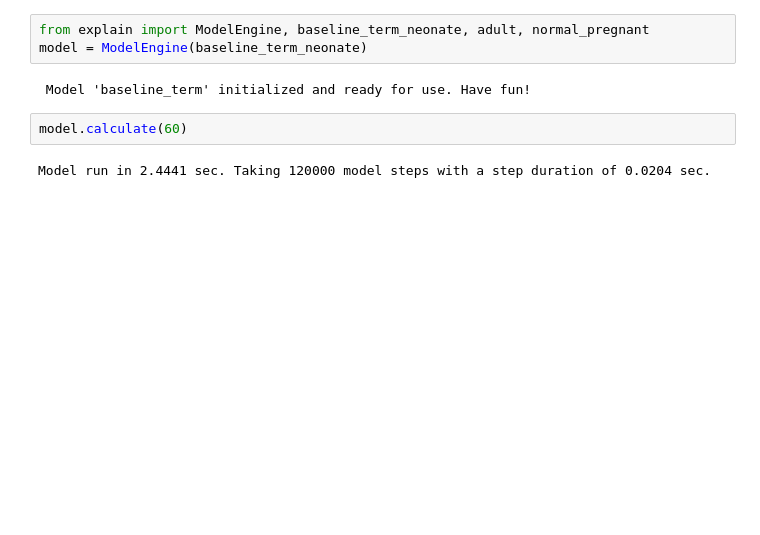
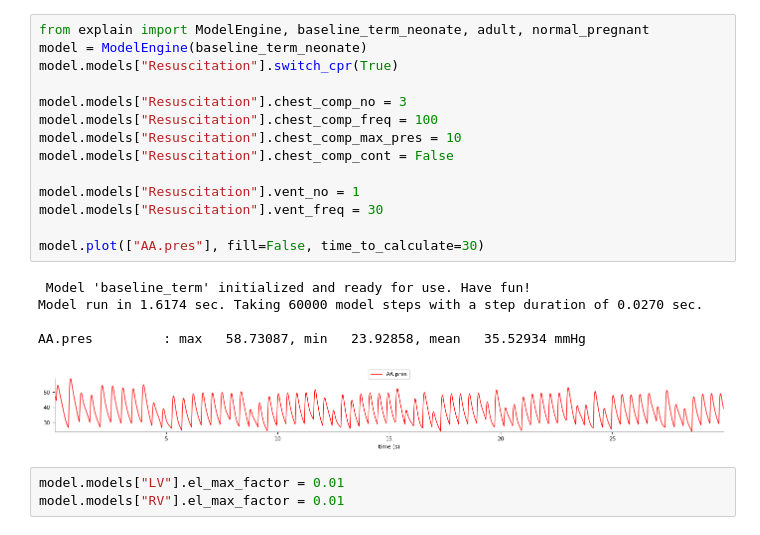
Before and after one commit to Dobutamine/explain-pypy, a Jupyter notebook: tutorial.ipynb, the cells around one changed output. Saved outputs shown, nothing was run; the diff lists cells and outputs as text; blank space fills up the shorter version.

```diff
--- a/tutorial.ipynb
+++ b/tutorial.ipynb
@@ -1,10 +1,24 @@
-# %%
-from explain import ModelEngine, baseline_term_neonate, adult, normal_pregnant
-model = ModelEngine(baseline_term_neonate)
-# %% [output]
- Model 'baseline_term' initialized and ready for use. Have fun!
-# %%
-model.calculate(60)
-# %% [output]
-Model run in 2.4441 sec. Taking 120000 model steps with a step duration of 0.0204 sec.
+# %%
+from explain import ModelEngine, baseline_term_neonate, adult, normal_pregnant
+model = ModelEngine(baseline_term_neonate)
+model.models["Resuscitation"].switch_cpr(True)
+
+model.models["Resuscitation"].chest_comp_no = 3
+model.models["Resuscitation"].chest_comp_freq = 100
+model.models["Resuscitation"].chest_comp_max_pres = 10
+model.models["Resuscitation"].chest_comp_cont = False
+
+model.models["Resuscitation"].vent_no = 1
+model.models["Resuscitation"].vent_freq = 30
+
+model.plot(["AA.pres"], fill=False, time_to_calculate=30)
+# %% [output]
+ Model 'baseline_term' initialized and ready for use. Have fun!
+Model run in 1.6174 sec. Taking 60000 model steps with a step duration of 0.0270 sec.
+
+AA.pres         : max   58.73087, min   23.92858, mean   35.52934 mmHg
+[figure, added]
+# %%
+model.models["LV"].el_max_factor = 0.01
+model.models["RV"].el_max_factor = 0.01
 # %%
```
Also changed, not shown: parts of 2 cells of this notebook, 1 other file.
